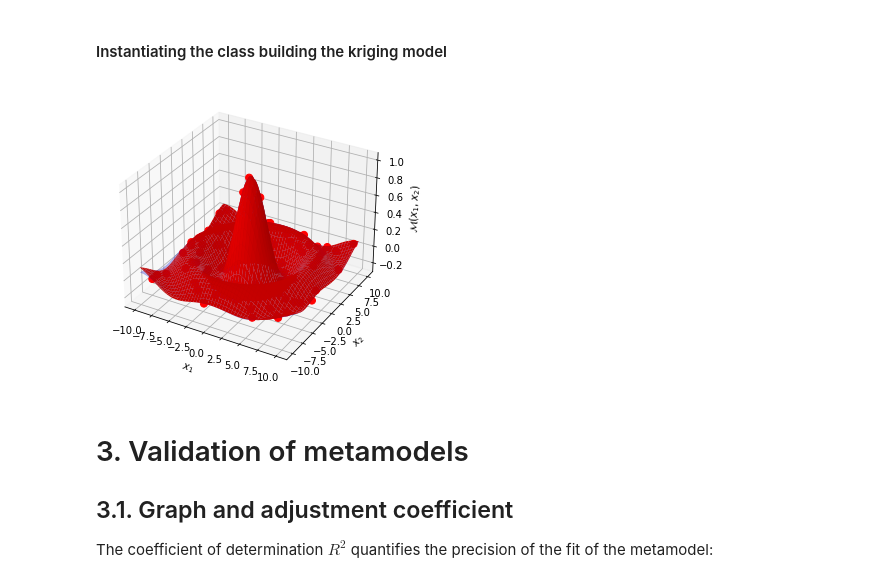
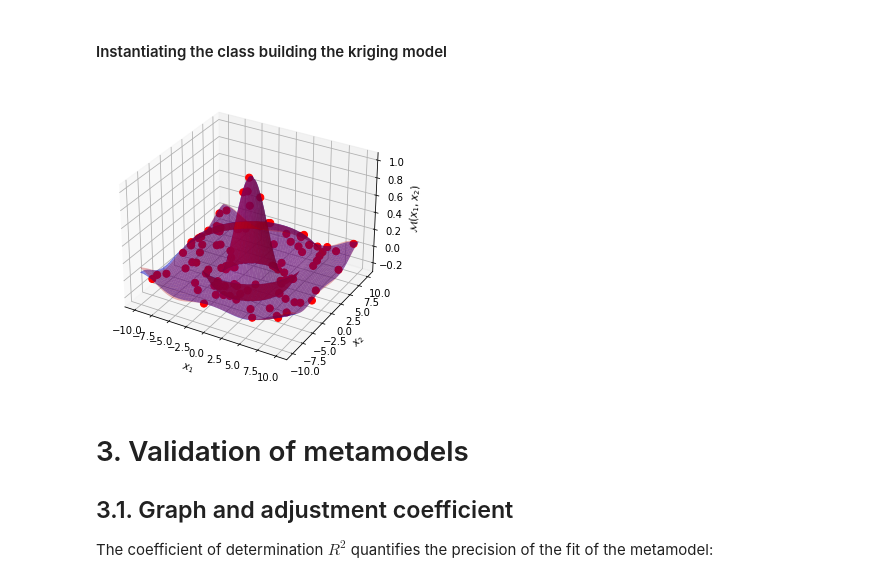
Before and after one commit to BenjaminMartin86/BenjaminMartin86, a Jupyter notebook: StatisticalRegression.ipynb, the cells around one changed output. Saved outputs shown, nothing was run; the diff lists cells and outputs as text; code cells hidden in the pictures.

```diff
--- a/StatisticalRegression.ipynb
+++ b/StatisticalRegression.ipynb
@@ -25,13 +25,7 @@ def M(x):
     z = np.sin(t) / t
     z[t == 0.] = 1.
     return z
-'''
-def M(x):
-    """Fonction polynomiale."""
-    t = np.sqrt(np.sum(x ** 2., axis=1))
-    z = (t-2)**2
-    return z
-'''
+
 # Definition of a grid to plot the model
 res = 100
 x1_plot, x2_plot = np.meshgrid(np.linspace(-10., 10., res),
@@ -386,30 +380,30 @@ metaModel = metaModelResult.getMetaModel()
 # %%
 # Definition of a grid to plot the model
 
 
 res = 100
 x1_plot, x2_plot = np.meshgrid(np.linspace(-a, a, res),
                                np.linspace(-a, a, res))
 x_plot = np.vstack([x1_plot.ravel(), x2_plot.ravel()]).T
 
 # Compute the model and its predictor
 y_plot = M(x_plot).reshape(res, res)
 y_pred = np.array(metaModel(x_plot)).reshape(res, res)
 
 # Plot
 fig = pl.figure(2)
 ax = Axes3D(fig)
 ax.plot_surface(x1_plot, x2_plot, y_pred,
-                rstride=2, cstride=2, color='r', linewidth = 0.1,alpha=1)
+                rstride=2, cstride=2, color='r', linewidth = 0.1,alpha=0.3)
 ax.plot_surface(x1_plot, x2_plot, y_plot,
-                rstride=2, cstride=2, color='b', linewidth = 0.1,alpha=0.3)
+                rstride=2, cstride=2, color='b', linewidth = 0.1,alpha=0.5)
 ax.scatter3D(inputSample[:, 0], inputSample[:, 1], outputSample, 'g.', color='r', s=50,alpha=1)
 ax.set_xlabel('$x_1$')
 ax.set_ylabel('$x_2$')
 ax.set_zlabel('$\mathcal{M}(x_1,\,x_2)$')
 pl.show()
 # %% [output]
-[figure, old version]
+[figure, new version]
 # %% [markdown]
 # 3. Validation of metamodels
 ## 3.1. Graph and adjustment coefficient
```
